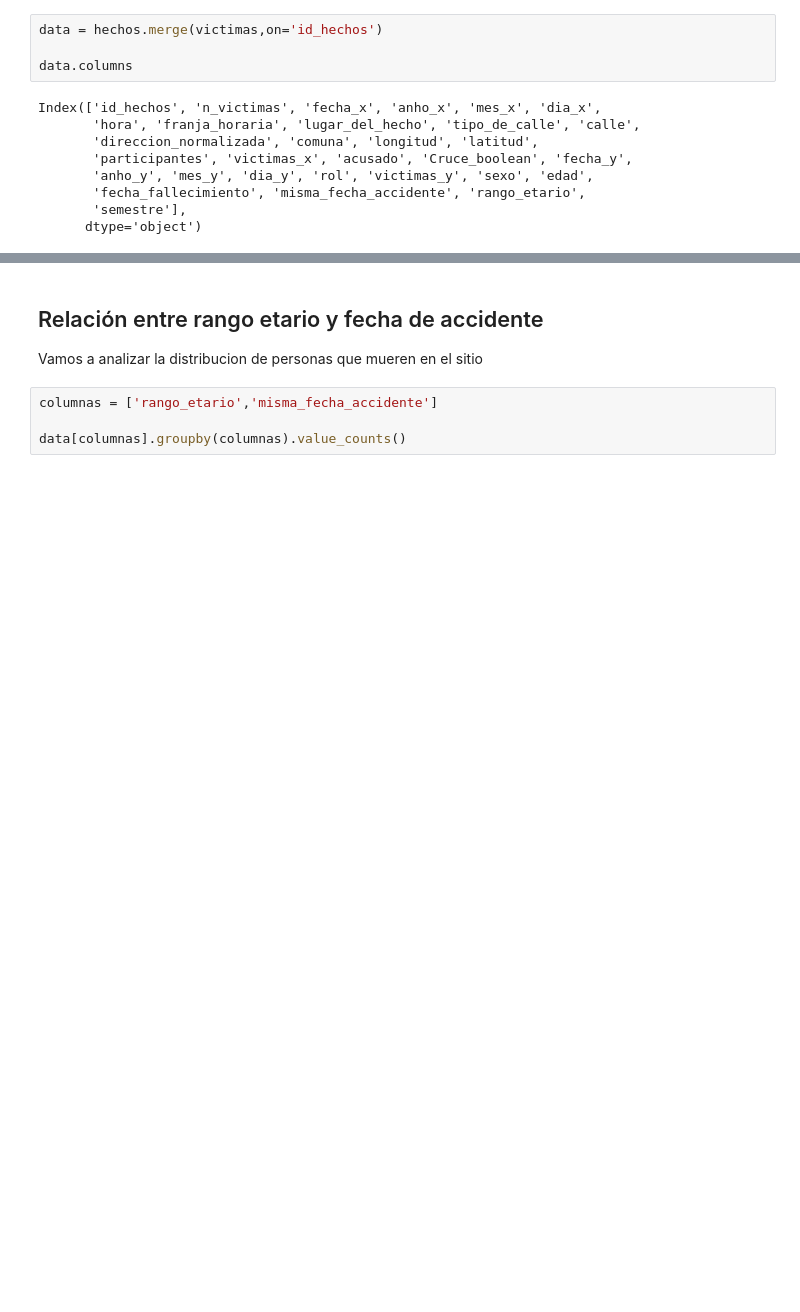
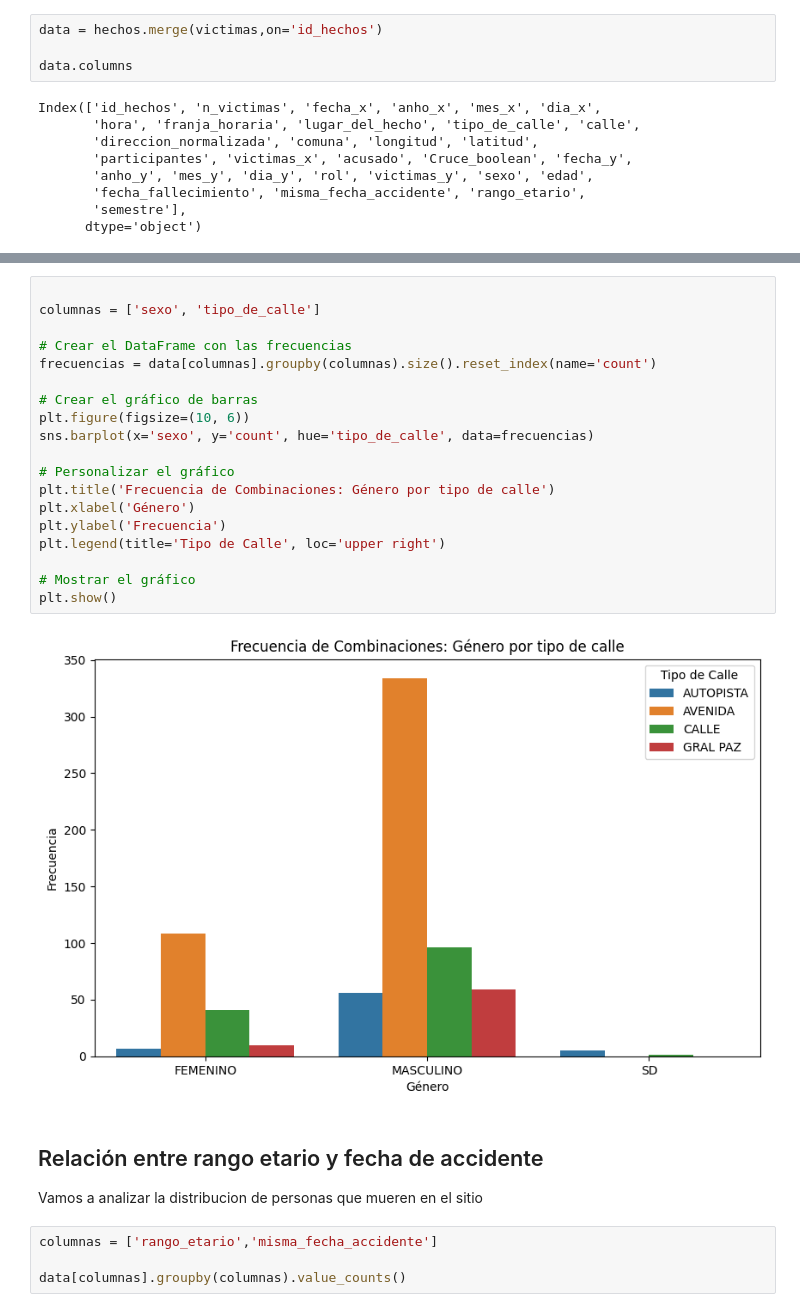
Before and after one commit to dalejandroramirez/siniestros_viales_PI_2, a Jupyter notebook: eda/eda.ipynb, the cells around one changed output, grey strips where cells are left out. Cells and saved outputs as stored; diff of their text form; blank space fills up the shorter version.

```diff
--- a/eda/eda.ipynb
+++ b/eda/eda.ipynb
@@ -66,3 +103,24 @@ Name: tipo_de_calle, Length: 717, dtype: object
+# %%
+
+columnas = ['sexo', 'tipo_de_calle']
+
+# Crear el DataFrame con las frecuencias
+frecuencias = data[columnas].groupby(columnas).size().reset_index(name='count')
+
+# Crear el gráfico de barras
+plt.figure(figsize=(10, 6))
+sns.barplot(x='sexo', y='count', hue='tipo_de_calle', data=frecuencias)
+
+# Personalizar el gráfico
+plt.title('Frecuencia de Combinaciones: Género por tipo de calle')
+plt.xlabel('Género')
+plt.ylabel('Frecuencia')
+plt.legend(title='Tipo de Calle', loc='upper right')
+
+# Mostrar el gráfico
+plt.show()
+# %% [output]
+[figure, added]
 # %% [markdown]
 ## Relación entre rango etario y fecha de accidente
 Vamos a analizar la distribucion de personas que mueren en el sitio
```
Also changed, not shown: parts of 21 cells of this notebook, 1 other file.
